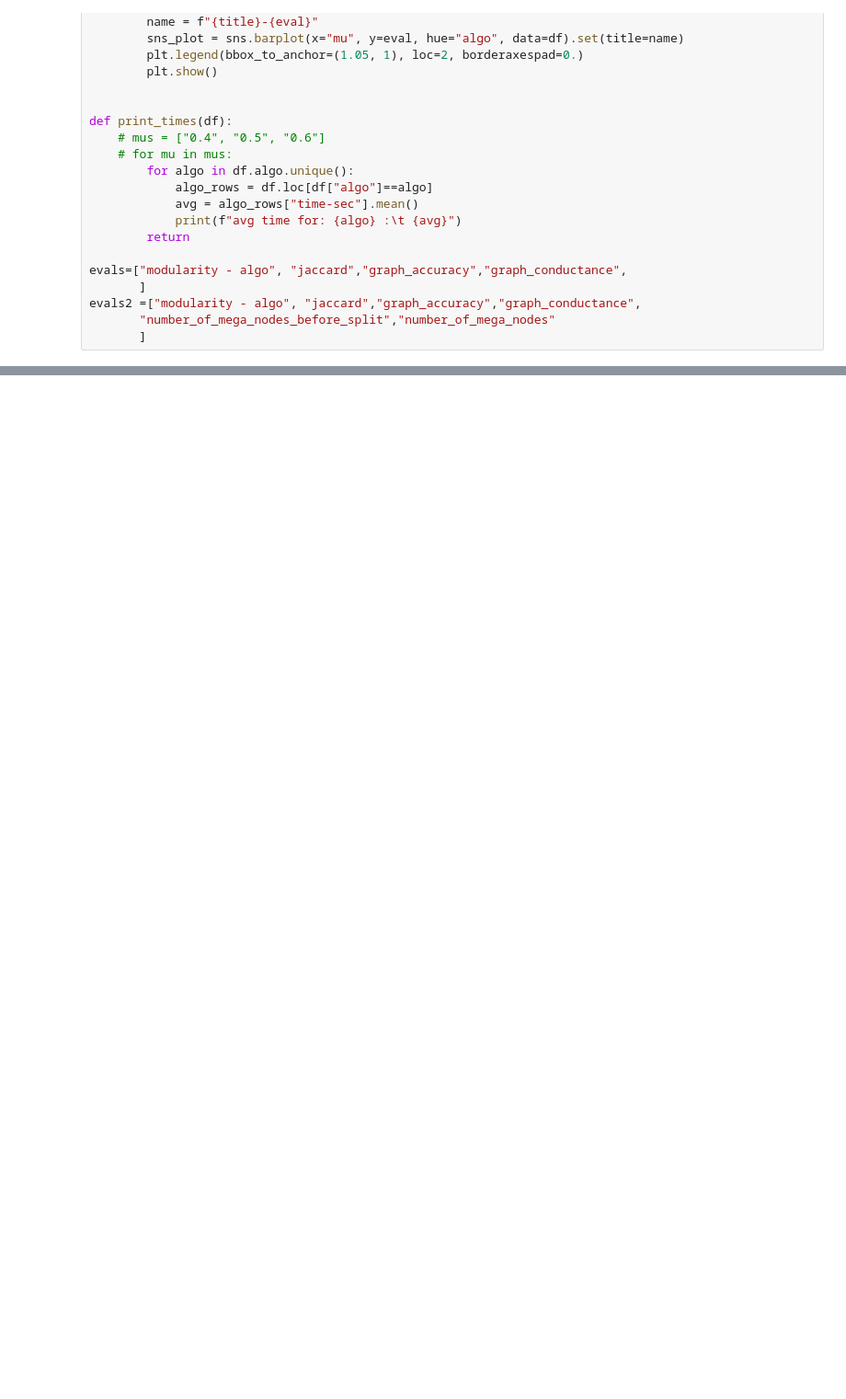
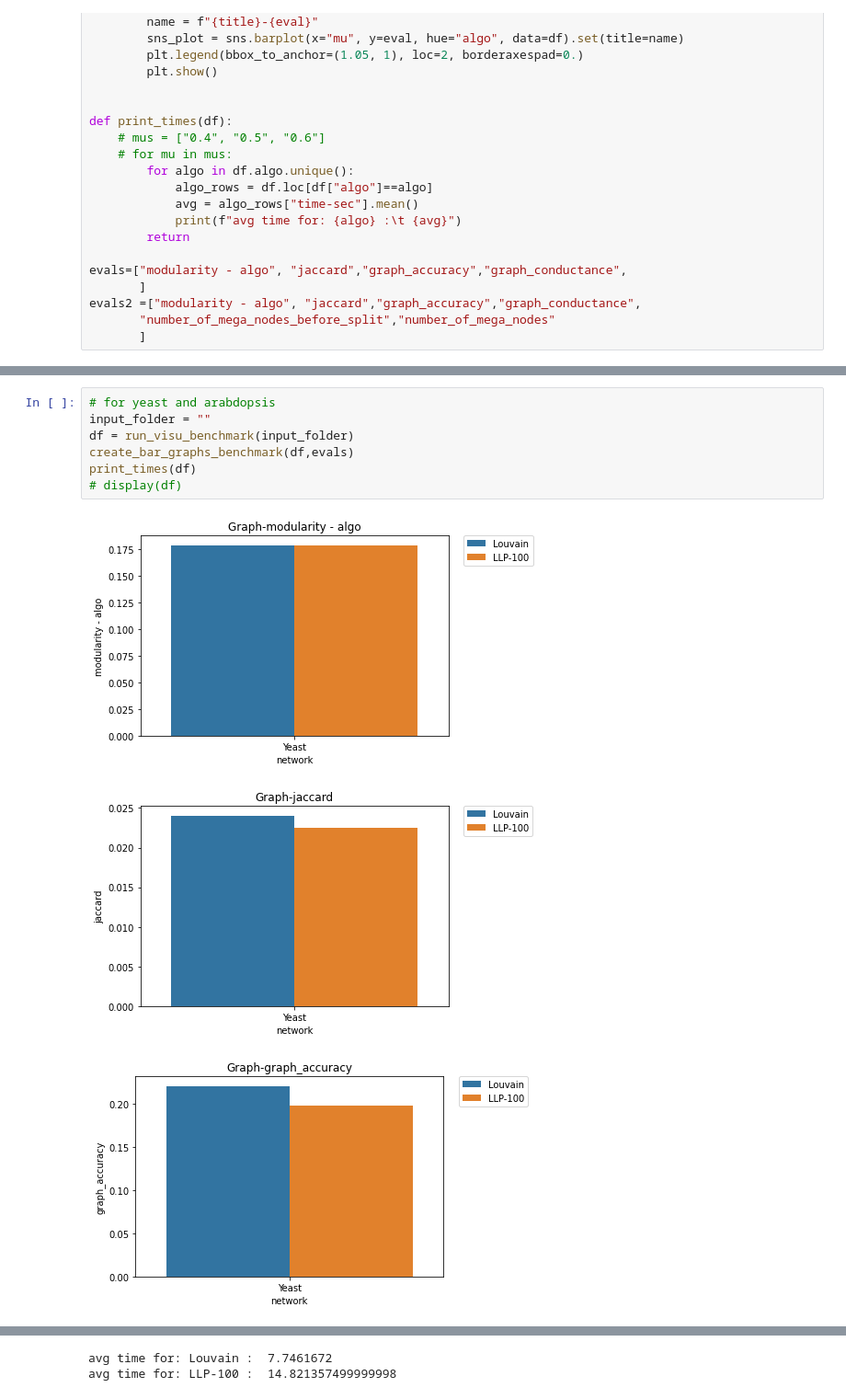
Before and after one commit to keskim1111/network-analysis, a Jupyter notebook: visualization/create_bar_plots.ipynb, the cells around one changed output, grey strips where cells are left out. Shown: that part at 92% size. Cells and saved outputs as stored; diff of their text form; blank space fills up the shorter version.

```diff
--- a/visualization/create_bar_plots.ipynb
+++ b/visualization/create_bar_plots.ipynb
@@ -138,0 +118,11 @@ avg time for: LLP100 :   0.7318194666666665
+# %%
+# for yeast and arabdopsis
+input_folder = ""
+df = run_visu_benchmark(input_folder)
+create_bar_graphs_benchmark(df,evals)
+print_times(df)
+# display(df)
+# %% [output]
+[figure, added]
+[figure, added]
+[figure, added]
@@ -138,0 +130,2 @@ avg time for: LLP100 :   0.7318194666666665
+avg time for: Louvain :  7.7461672
+avg time for: LLP-100 :  14.821357499999998
```
Also changed, not shown: parts of 3 cells of this notebook, 4 other files.
